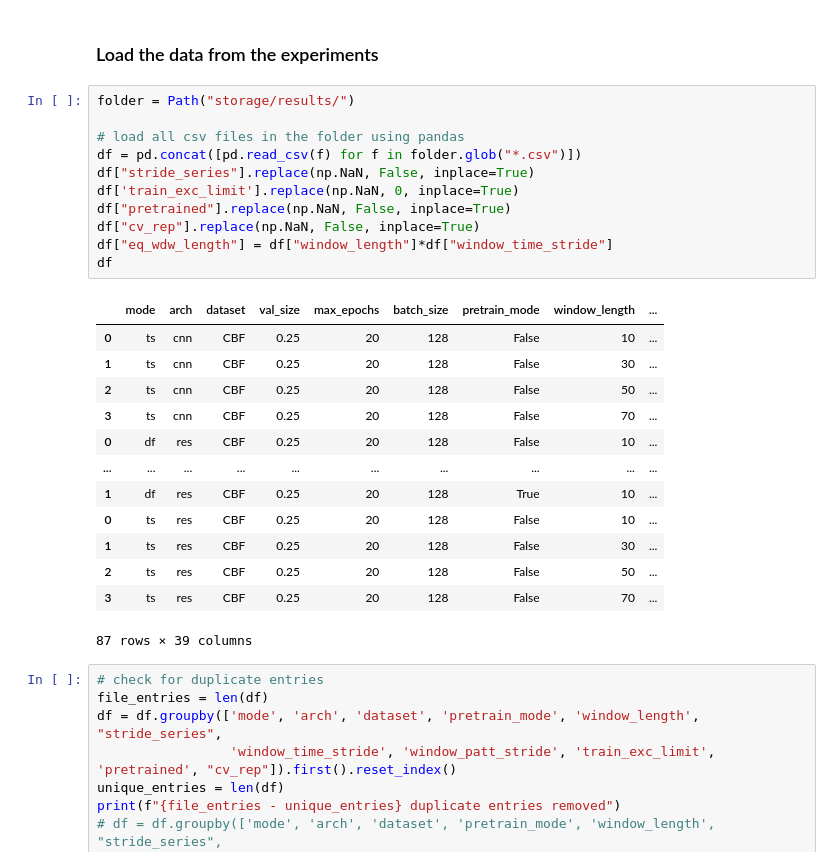
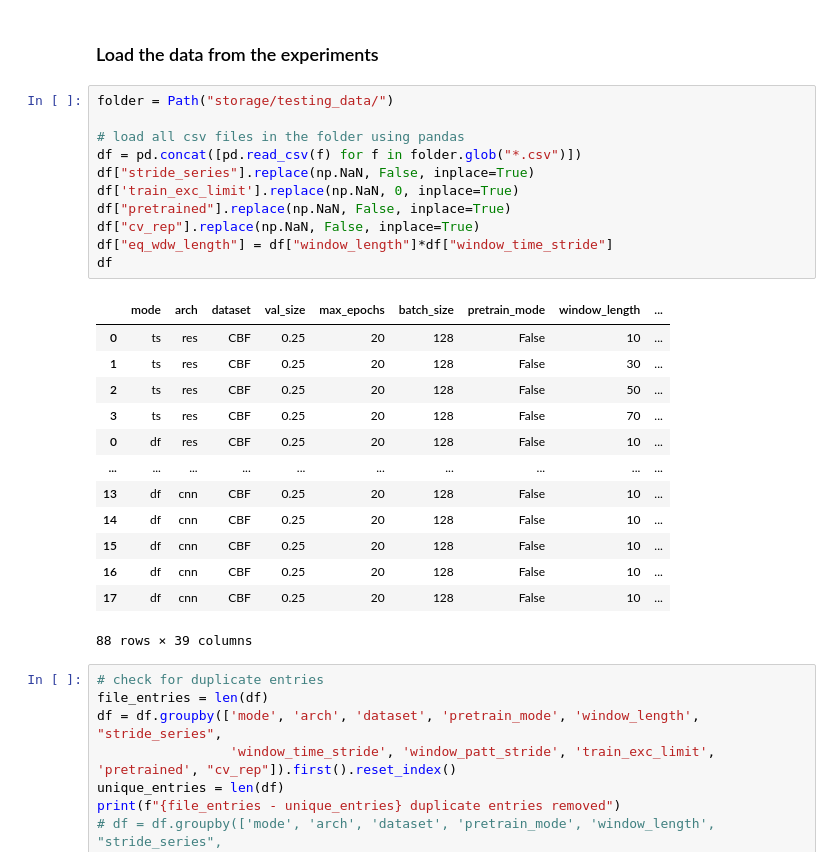
Before and after one commit to mbisan/s3ts, a Jupyter notebook: figures.ipynb, the cells around one changed output. Saved outputs shown, nothing was run; the diff lists cells and outputs as text.

```diff
--- a/figures.ipynb
+++ b/figures.ipynb
@@ -12,30 +12,30 @@ from pathlib import Path
 # %% [markdown]
 ### Load the data from the experiments
 # %%
-folder = Path("storage/results/")
+folder = Path("storage/testing_data/")
 
 # load all csv files in the folder using pandas
 df = pd.concat([pd.read_csv(f) for f in folder.glob("*.csv")])
 df["stride_series"].replace(np.NaN, False, inplace=True)
 df['train_exc_limit'].replace(np.NaN, 0, inplace=True)
 df["pretrained"].replace(np.NaN, False, inplace=True)
 df["cv_rep"].replace(np.NaN, False, inplace=True)
 df["eq_wdw_length"] = df["window_length"]*df["window_time_stride"]
 df
 # %% [output]
 |  | mode | arch | dataset | val_size | max_epochs | batch_size | pretrain_mode | window_length | ... |
-| 0 | ts | cnn | CBF | 0.25 | 20 | 128 | False | 10 | ... |
-| 1 | ts | cnn | CBF | 0.25 | 20 | 128 | False | 30 | ... |
-| 2 | ts | cnn | CBF | 0.25 | 20 | 128 | False | 50 | ... |
-| 3 | ts | cnn | CBF | 0.25 | 20 | 128 | False | 70 | ... |
-| 0 | df | res | CBF | 0.25 | 20 | 128 | False | 10 | ... |
-| ... | ... | ... | ... | ... | ... | ... | ... | ... | ... |
-| 1 | df | res | CBF | 0.25 | 20 | 128 | True | 10 | ... |
 | 0 | ts | res | CBF | 0.25 | 20 | 128 | False | 10 | ... |
 | 1 | ts | res | CBF | 0.25 | 20 | 128 | False | 30 | ... |
 | 2 | ts | res | CBF | 0.25 | 20 | 128 | False | 50 | ... |
 | 3 | ts | res | CBF | 0.25 | 20 | 128 | False | 70 | ... |
+| 0 | df | res | CBF | 0.25 | 20 | 128 | False | 10 | ... |
+| ... | ... | ... | ... | ... | ... | ... | ... | ... | ... |
+| 13 | df | cnn | CBF | 0.25 | 20 | 128 | False | 10 | ... |
+| 14 | df | cnn | CBF | 0.25 | 20 | 128 | False | 10 | ... |
+| 15 | df | cnn | CBF | 0.25 | 20 | 128 | False | 10 | ... |
+| 16 | df | cnn | CBF | 0.25 | 20 | 128 | False | 10 | ... |
+| 17 | df | cnn | CBF | 0.25 | 20 | 128 | False | 10 | ... |
-87 rows × 39 columns
+88 rows × 39 columns
 # %%
 # check for duplicate entries
 file_entries = len(df)
```
Also changed, not shown: parts of 8 cells of this notebook, 9 other files.
